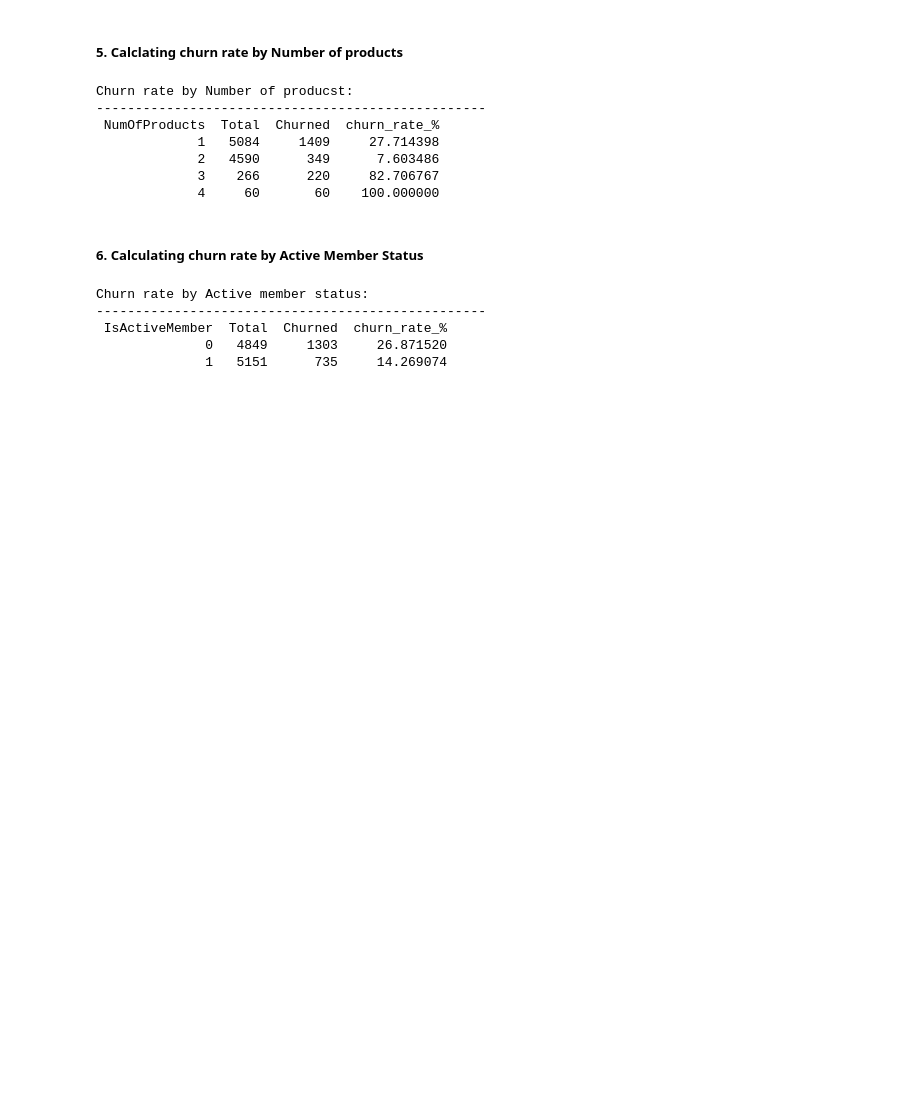
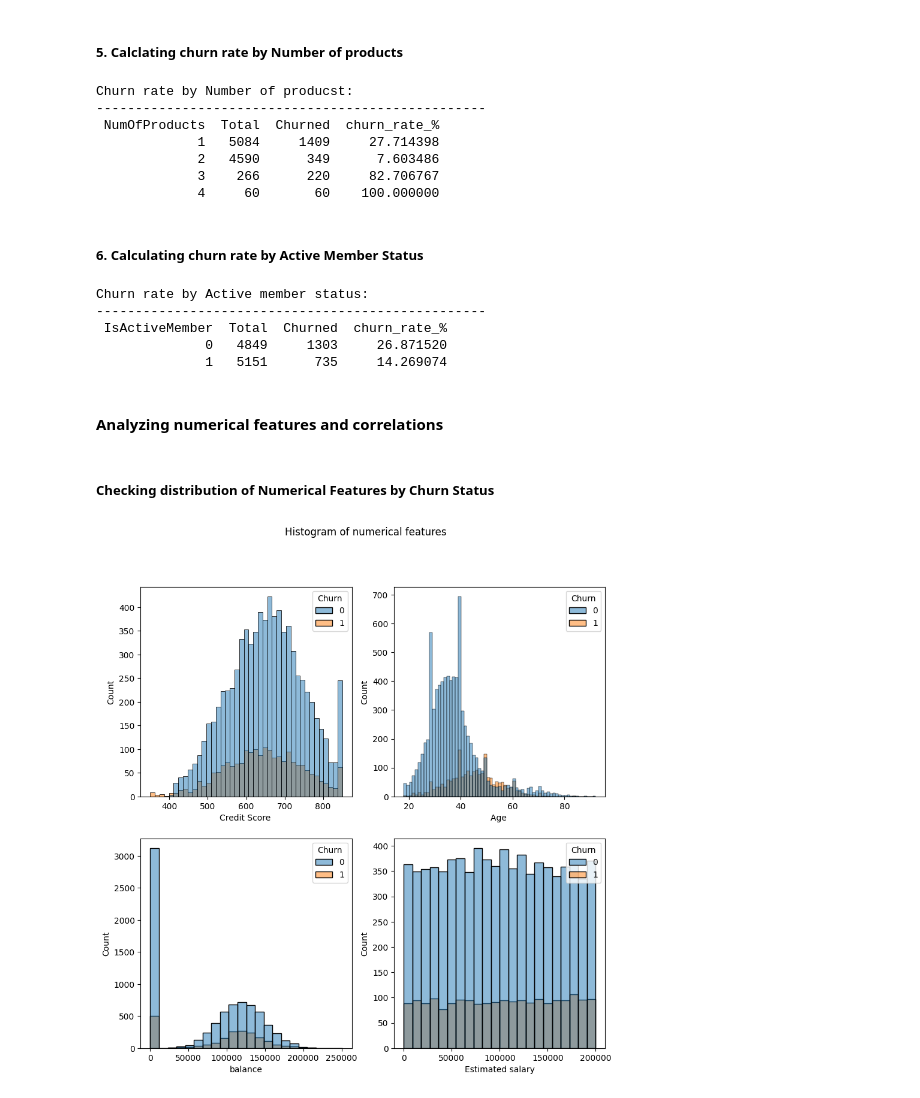
Before and after one commit to Aayubb/bank-churn-analysis-python, a Jupyter notebook: Initial analysis.ipynb, the cells around one changed output. Drawn from its saved outputs; the diff is of its cells as text; code cells hidden in the pictures; blank space fills up the shorter version.

Commit message:
charts created using seaborn

```diff
--- a/Initial analysis.ipynb
+++ b/Initial analysis.ipynb
@@ -256,3 +256,5 @@ Churn rate by Active member status:
  IsActiveMember  Total  Churned  churn_rate_%
               0   4849     1303     26.871520
               1   5151      735     14.269074
+# %% [markdown]
+#### Analyzing numerical features and correlations
@@ -258,0 +264,19 @@ Churn rate by Active member status:
+# %% [markdown]
+##### Checking distribution of Numerical Features by Churn Status
+# %%
+# Histogram
+
+fig, ax = plt.subplots(2, 2, figsize=(10, 10))
+sns.histplot(data =relevant_df, x='CreditScore', ax=ax[0,0], hue='Churn')
+sns.histplot(data =relevant_df, x='Age', ax=ax[0,1], hue='Churn')
+sns.histplot(data =relevant_df, x='Balance', ax=ax[1,0], hue='Churn')
+sns.histplot(data =relevant_df, x='EstimatedSalary', ax=ax[1,1], hue='Churn')
+
+fig.suptitle('Histogram of numerical features')
+ax[0,0].xaxis.set_label_text("Credit Score ")
+ax[0,1].xaxis.set_label_text("Age ")
+ax[1,0].xaxis.set_label_text("balance")
+ax[1,1].xaxis.set_label_text("Estimated salary")
+plt.show()
+# %% [output]
+[figure, added]
```
Also changed, not shown: parts of 8 cells of this notebook.
